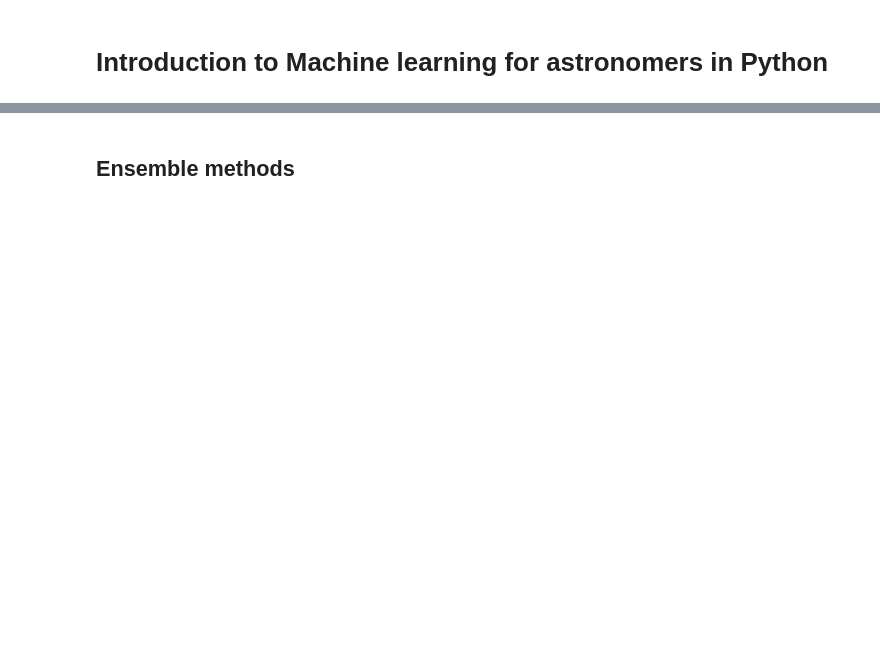
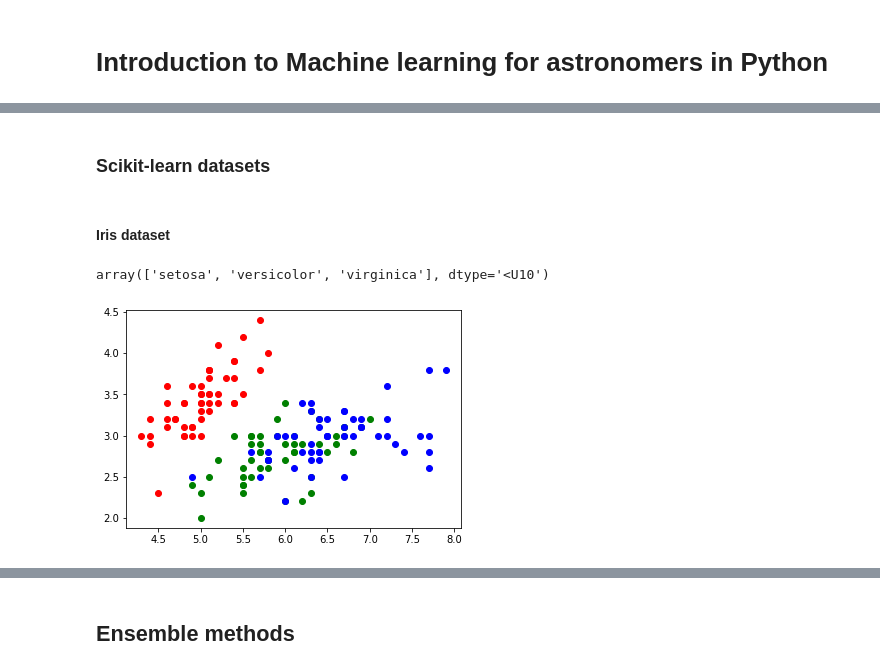
Before and after one commit to tomasplsek/AstroML, a Jupyter notebook: 03_sklearn2.ipynb, the cells around one changed output, grey strips where cells are left out. Saved outputs shown, nothing was run; the diff lists cells and outputs as text; code cells hidden in the pictures; blank space fills up the shorter version.

```diff
--- a/03_sklearn2.ipynb
+++ b/03_sklearn2.ipynb
@@ -13,0 +49,20 @@
+# %% [markdown]
+### **Scikit-learn datasets**
+# %% [markdown]
+#### **Iris dataset**
+# %%
+from sklearn.datasets import load_iris
+
+iris = load_iris()
+
+X, y = iris["data"], iris["target"]
+
+i1, i2, i3 = y==0, y==1, y==2
+plt.scatter(X[:, 0][i1], X[:, 1][i1], color='red')
+plt.scatter(X[:, 0][i2], X[:, 1][i2], color='green')
+plt.scatter(X[:, 0][i3], X[:, 1][i3], color='blue');
+
+iris["target_names"]
+# %% [output]
+array(['setosa', 'versicolor', 'virginica'], dtype='<U10')
+[figure, added]
```
Also changed, not shown: parts of 26 cells of this notebook.
